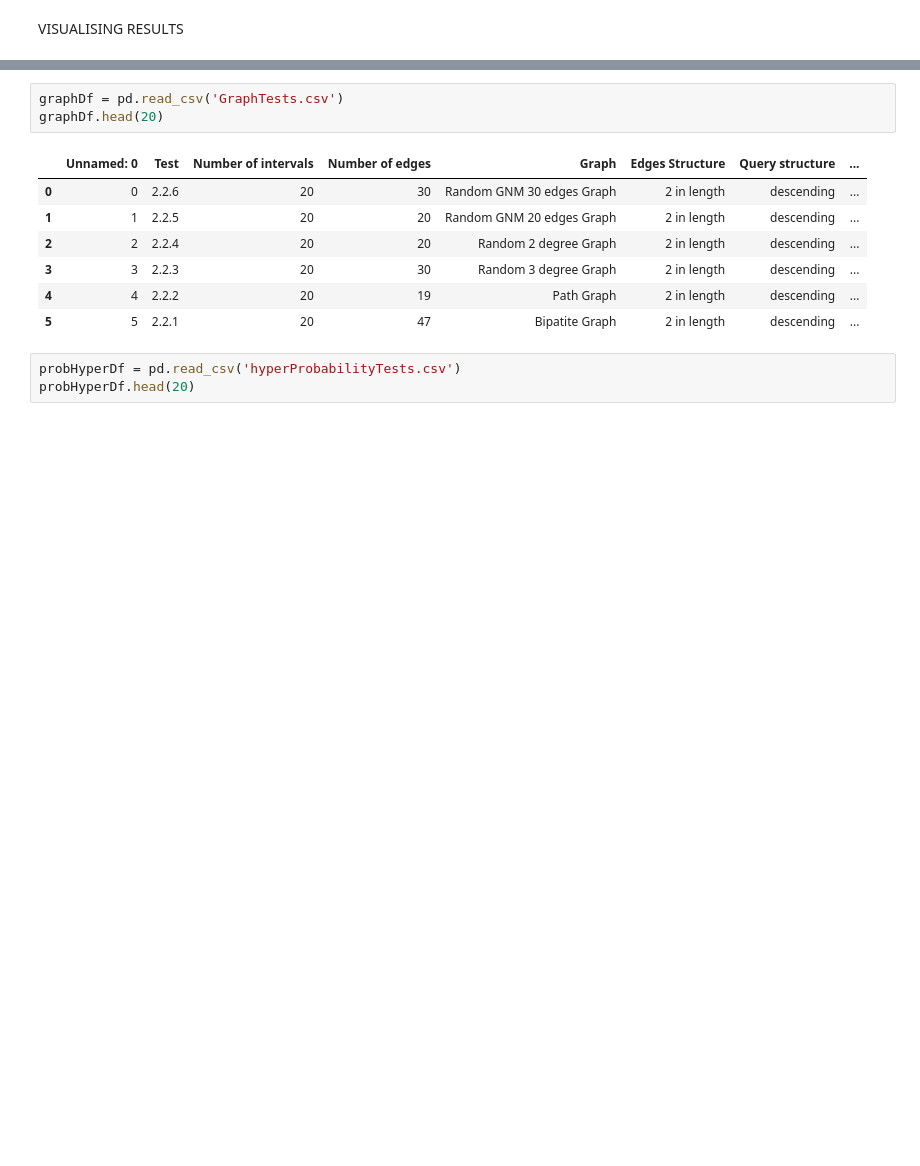
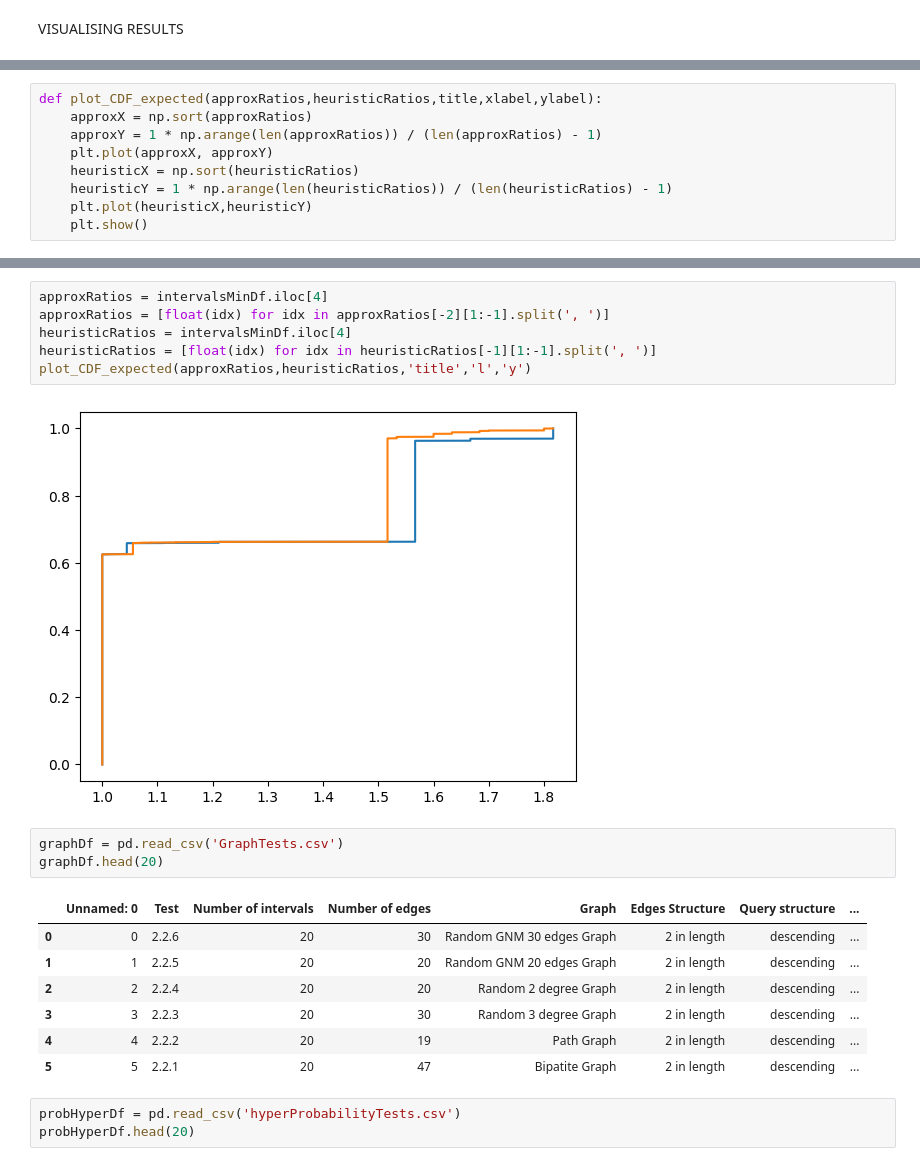
Before and after one commit to nsilz44/stochastic-querying, a Jupyter notebook: visualisations.ipynb, the cells around one changed output, grey strips where cells are left out. Cells and saved outputs as stored; diff of their text form; blank space fills up the shorter version.

Commit message:
added cdf graph

```diff
--- a/visualisations.ipynb
+++ b/visualisations.ipynb
@@ -5,5 +6,14 @@ import pandas as pd
 import seaborn as sns
 import matplotlib.pyplot as plt
+# %%
+def plot_CDF_expected(approxRatios,heuristicRatios,title,xlabel,ylabel):
+    approxX = np.sort(approxRatios)
+    approxY = 1 * np.arange(len(approxRatios)) / (len(approxRatios) - 1)
+    plt.plot(approxX, approxY)
+    heuristicX = np.sort(heuristicRatios)
+    heuristicY = 1 * np.arange(len(heuristicRatios)) / (len(heuristicRatios) - 1)
+    plt.plot(heuristicX,heuristicY)
+    plt.show()
 # %%
 uniformMindf = pd.read_csv('uniformityTests.csv')
 uniformMindf.head(12)
@@ -41,3 +51,11 @@ intervalsMinDf.head(12)
+# %%
+approxRatios = intervalsMinDf.iloc[4]
+approxRatios = [float(idx) for idx in approxRatios[-2][1:-1].split(', ')]
+heuristicRatios = intervalsMinDf.iloc[4]
+heuristicRatios = [float(idx) for idx in heuristicRatios[-1][1:-1].split(', ')]
+plot_CDF_expected(approxRatios,heuristicRatios,'title','l','y')
+# %% [output]
+[figure, added]
 # %%
 graphDf = pd.read_csv('GraphTests.csv')
 graphDf.head(20)
```
Also changed, not shown: parts of 4 cells of this notebook.
